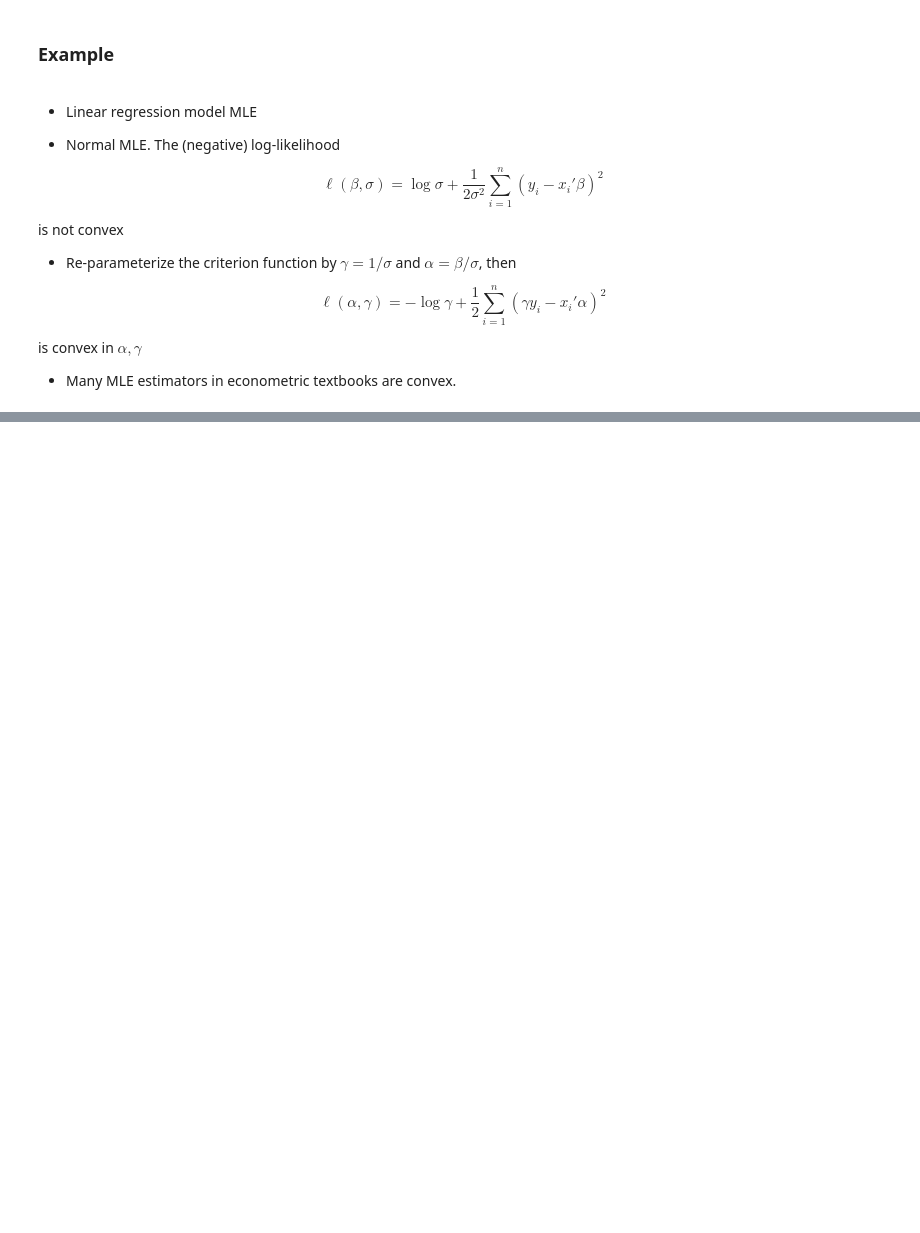
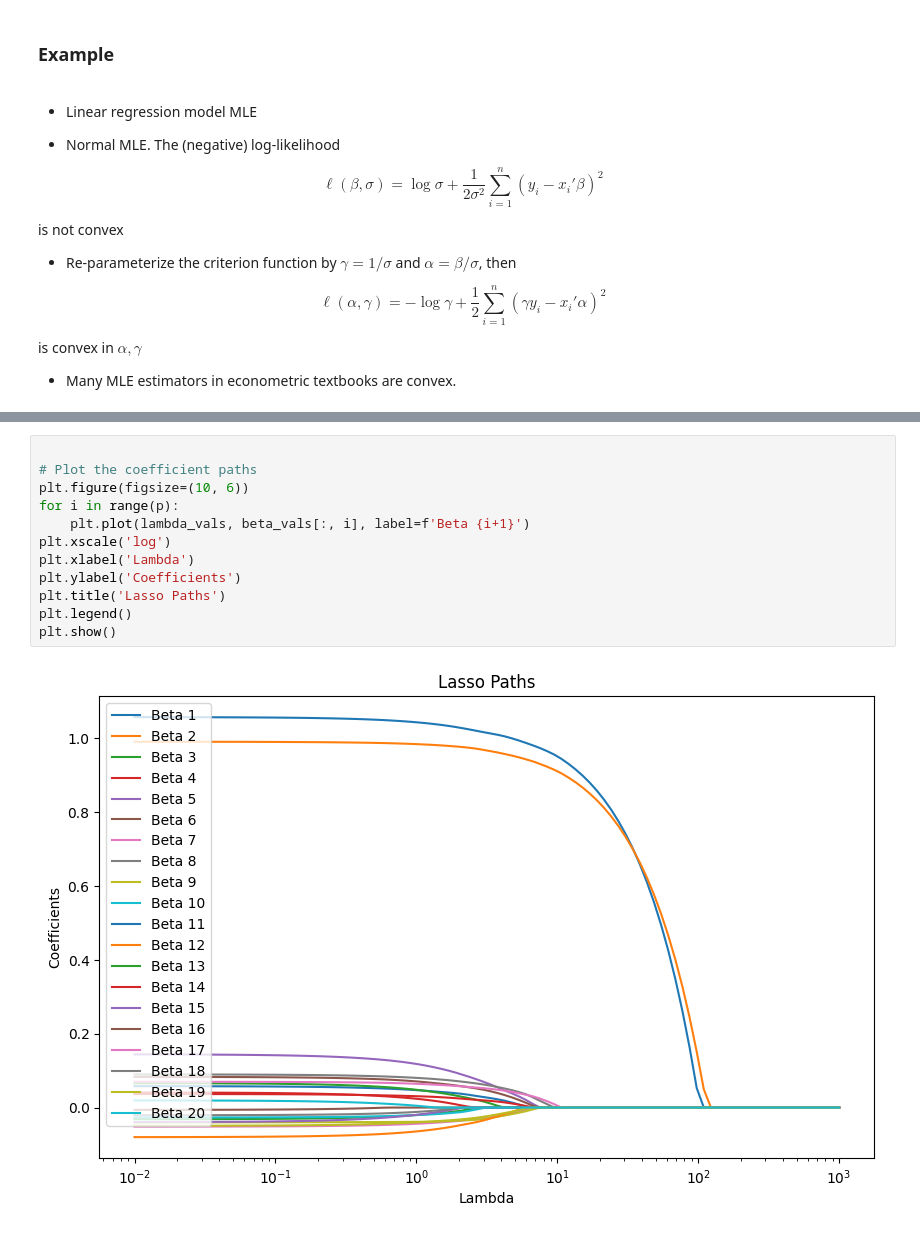
Before and after one commit to zhentaoshi/Econ5150, a Jupyter notebook: lec_notes_2025/08_optization.ipynb, the cells around one changed output, grey strips where cells are left out. Drawn from its saved outputs; the diff is of its cells as text; blank space fills up the shorter version.

```diff
--- a/lec_notes_2025/08_optization.ipynb
+++ b/lec_notes_2025/08_optization.ipynb
@@ -570,0 +700,14 @@ is convex in $\alpha, \gamma$
+# %%
+
+# Plot the coefficient paths
+plt.figure(figsize=(10, 6))
+for i in range(p):
+    plt.plot(lambda_vals, beta_vals[:, i], label=f'Beta {i+1}')
+plt.xscale('log')
+plt.xlabel('Lambda')
+plt.ylabel('Coefficients')
+plt.title('Lasso Paths')
+plt.legend()
+plt.show()
+# %% [output]
+[figure, added]
```
Also changed, not shown: parts of 11 cells of this notebook.
